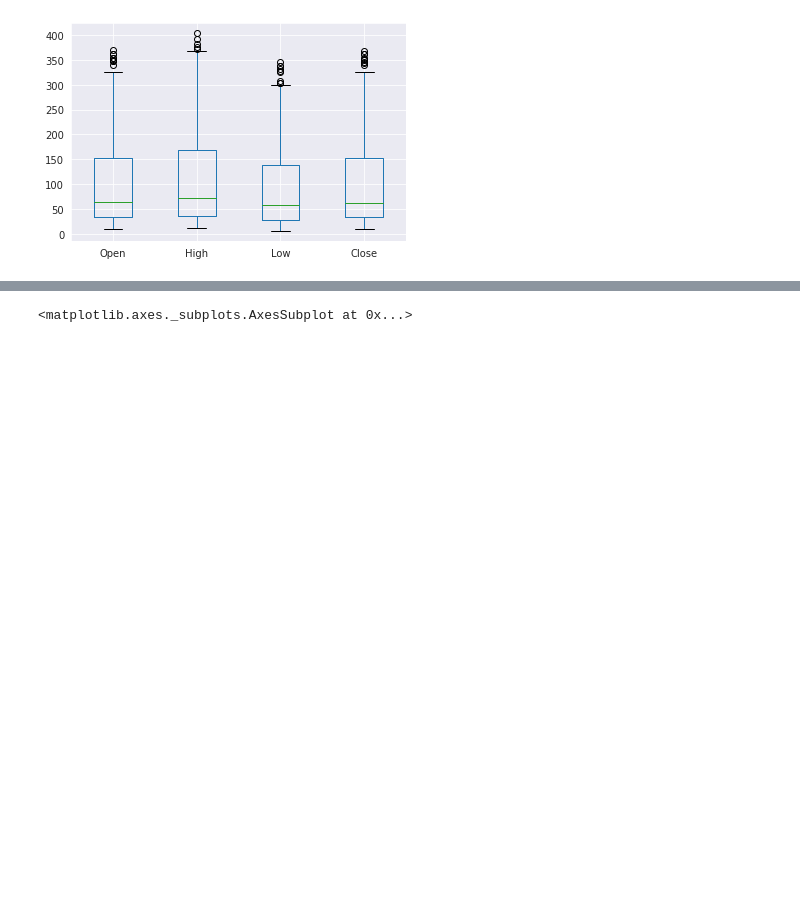
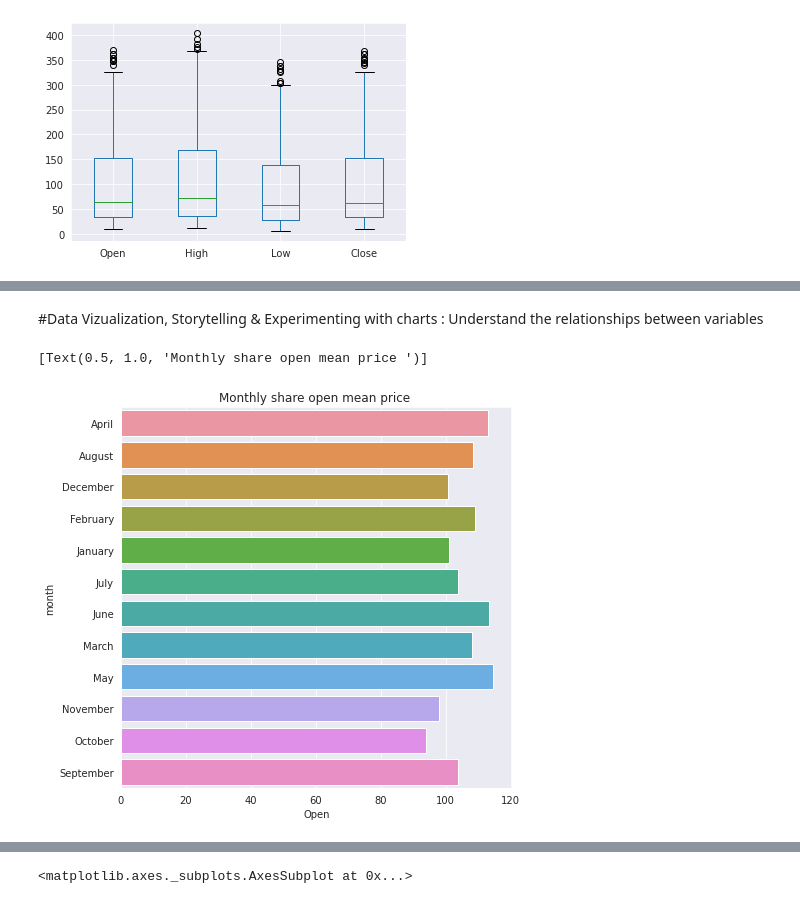
Before and after one commit to shivankb/Yes-Bank-Stock-Closing-Price-Prediction, a Jupyter notebook: yes_bank_stock_closing_price_prediction_ipynb.ipynb, the cells around one changed output, grey strips where cells are left out. Drawn from its saved outputs; the diff is of its cells as text; code cells hidden in the pictures; blank space fills up the shorter version.

```diff
--- a/yes_bank_stock_closing_price_prediction_ipynb.ipynb
+++ b/yes_bank_stock_closing_price_prediction_ipynb.ipynb
@@ -186,0 +201,4 @@ df= yesbank_df.copy()
+# %%
+# Stock Opening mean price as on month
+month_vs_open=df.groupby(['month'])["Open"].mean().reset_index()
+month_vs_open
@@ -186,0 +305,10 @@ df= yesbank_df.copy()
+# %% [markdown]
+#Data Vizualization, Storytelling & Experimenting with charts : Understand the relationships between variables
+# %%
+# Chart - 1 Month vs share open price
+fig,ax=plt.subplots(figsize=(7,7))
+sns.barplot(data=month_vs_open,x='Open',y='month',ax=ax,capsize=.2)
+ax.set(title='Monthly share open mean price ')
+# %% [output]
+[Text(0.5, 1.0, 'Monthly share open mean price ')]
+[figure, added]
```
Also changed, not shown: parts of 26 cells of this notebook.
